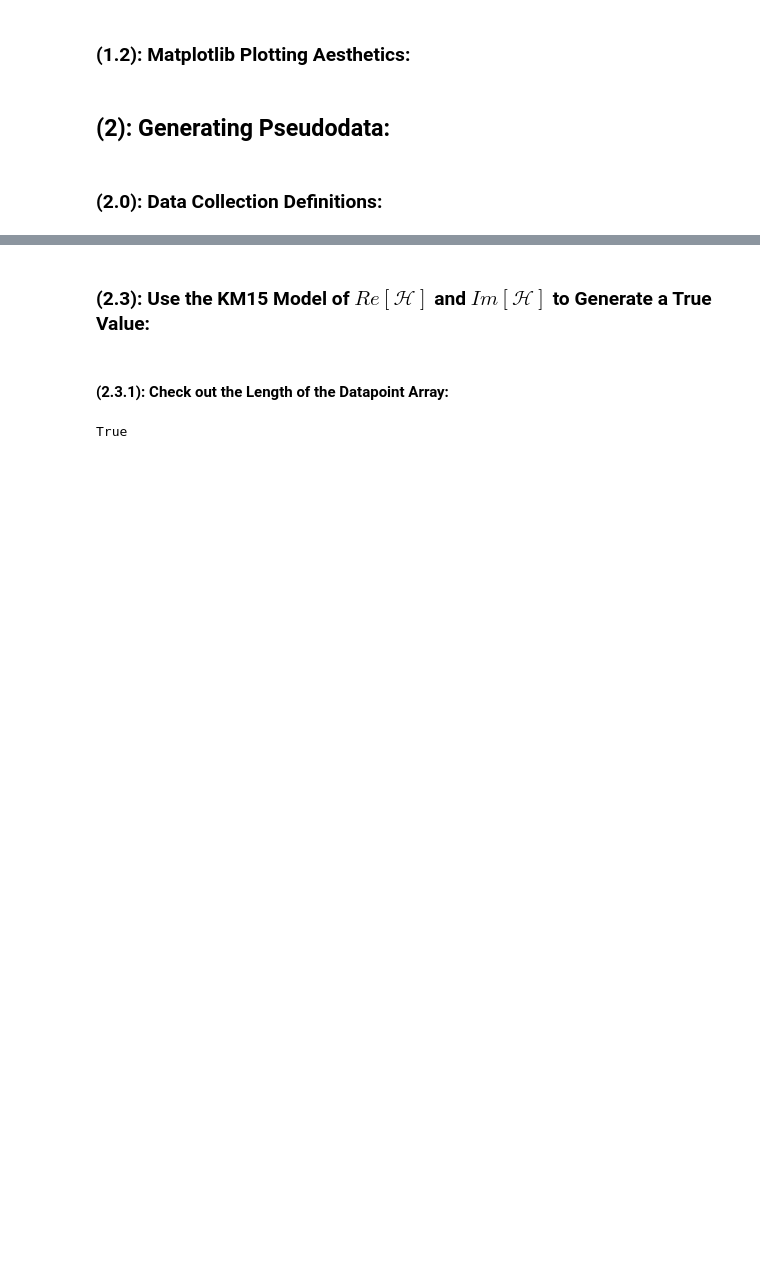
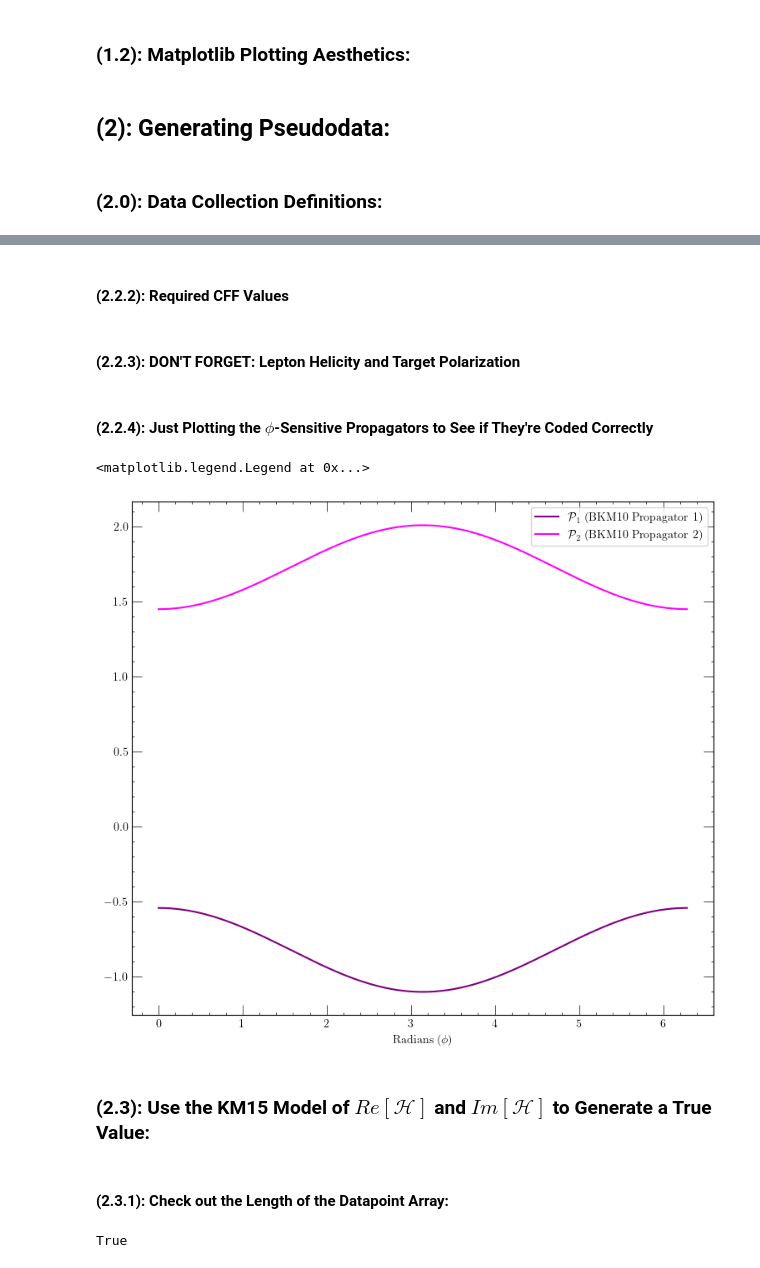
Before and after one commit to JayDanielsss/gpd_dnn, a Jupyter notebook: closure_test/closure_test.ipynb, the cells around one changed output, grey strips where cells are left out. Drawn from its saved outputs; the diff is of its cells as text; code cells hidden in the pictures; blank space fills up the shorter version.

```diff
--- a/closure_test/closure_test.ipynb
+++ b/closure_test/closure_test.ipynb
@@ -104,0 +77,27 @@ phi_array_in_radians = [np.radians(degree_value) for degree_value in phi_array_i
+# %%
+TEST_BEAM_ENERGY = 5.75
+TEST_Q_SQUARED = 1.82
+TEST_X_BJORKEN = 0.34
+TEST_T_VALUE = -.17
+
+# these values come later *and* are derived from the values above:
+# see [this Mathematica notebook](https://github.com/Woofmagic/BKM10_Spin_Polarized/blob/main/mathematica/bkm10_test.nb)
+TEST_EP = 0.47293561004973345
+TEST_Y = 0.49609612355928445
+TEST_XI = 0.19906188837146524
+TEST_T_MIN = -0.13551824472915253
+TEST_T_PRIME = -0.034481755270847486
+TEST_K_TILDE = 0.1592415651944438
+TEST_K = 0.08492693191323883
+TEST_FE = 0.6511853266961825
+TEST_FG = 1.8186612105254523
+TEST_F2 = 1.1137103937669304
+TEST_F1 = 0.7049508167585219
+TEST_KDD = (
+    (-1.*TEST_Q_SQUARED / (2.*TEST_Y*(1.+TEST_EP**2))) *
+    (1. + ((2.*TEST_K*tf.cos(tf.constant(np.pi)- phi_array_in_radians)) - ((TEST_T_VALUE / TEST_Q_SQUARED)*(1.-(TEST_X_BJORKEN * (2. - TEST_Y)) + (TEST_Y * TEST_EP**2 / 2.))) + (TEST_Y * TEST_EP**2 / 2.))))
+
+TEST_P1 = (1. + (2. * (TEST_KDD / TEST_Q_SQUARED)))
+TEST_P2 = ((-2. * (TEST_KDD / TEST_Q_SQUARED)) + (TEST_T_VALUE / TEST_Q_SQUARED))
+# %% [markdown]
+#### (2.2.2): Required CFF Values
@@ -104,0 +123,2 @@ phi_array_in_radians = [np.radians(degree_value) for degree_value in phi_array_i
+# %% [markdown]
+#### (2.2.3): **DON'T FORGET**: Lepton Helicity and Target Polarization
@@ -105,3 +128,17 @@ phi_array_in_radians = [np.radians(degree_value) for degree_value in phi_array_i
+# %% [markdown]
+#### (2.2.4): Just Plotting the $\phi$-Sensitive Propagators to See if They're Coded Correctly
+# %%
+fig_props, ax_props = plt.subplots(1, 1, figsize = (9, 8))
+
+ax_props.plot(phi_array_in_radians, TEST_P1, label = r"$\mathcal{P}_{1}$ (BKM10 Propagator 1)", color = "purple")
+ax_props.plot(phi_array_in_radians, TEST_P2, label = r"$\mathcal{P}_{2}$ (BKM10 Propagator 2)", color = "magenta")
+
+ax_props.set_xlabel(r'Radians ($\phi$)')
+
+ax_props.legend()
+# %% [output]
+<matplotlib.legend.Legend at 0x...>
+[figure, added]
 # %% [markdown]
 ### (2.3): Use the KM15 Model of $Re[\mathcal{H}]$ and $Im[\mathcal{H}]$ to Generate a True Value:
 # %%
```
Also changed, not shown: parts of 125 cells of this notebook, 8 other files.
